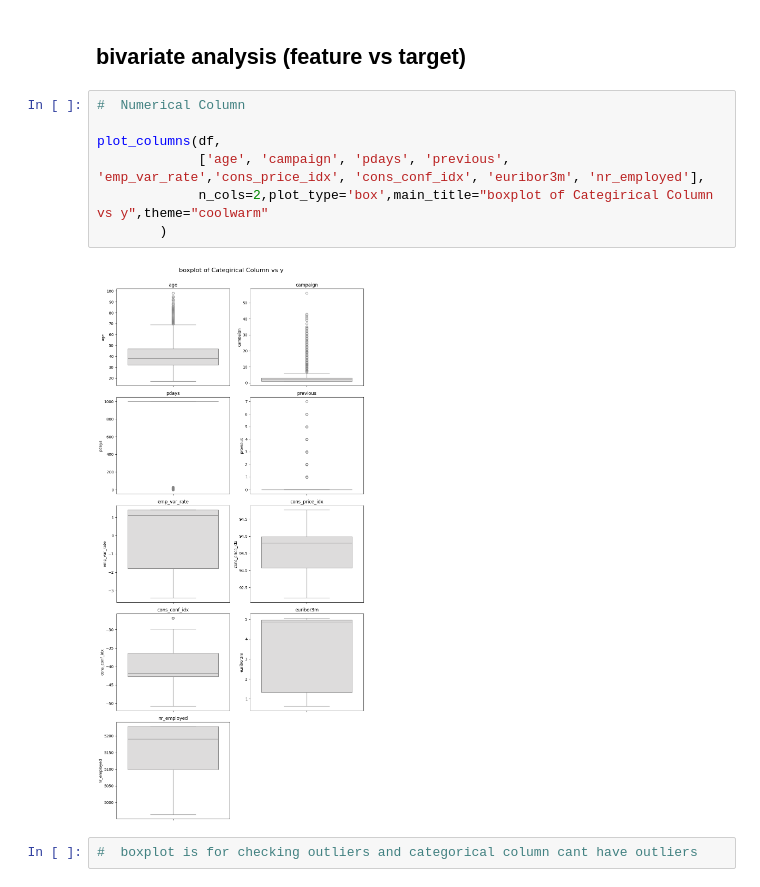
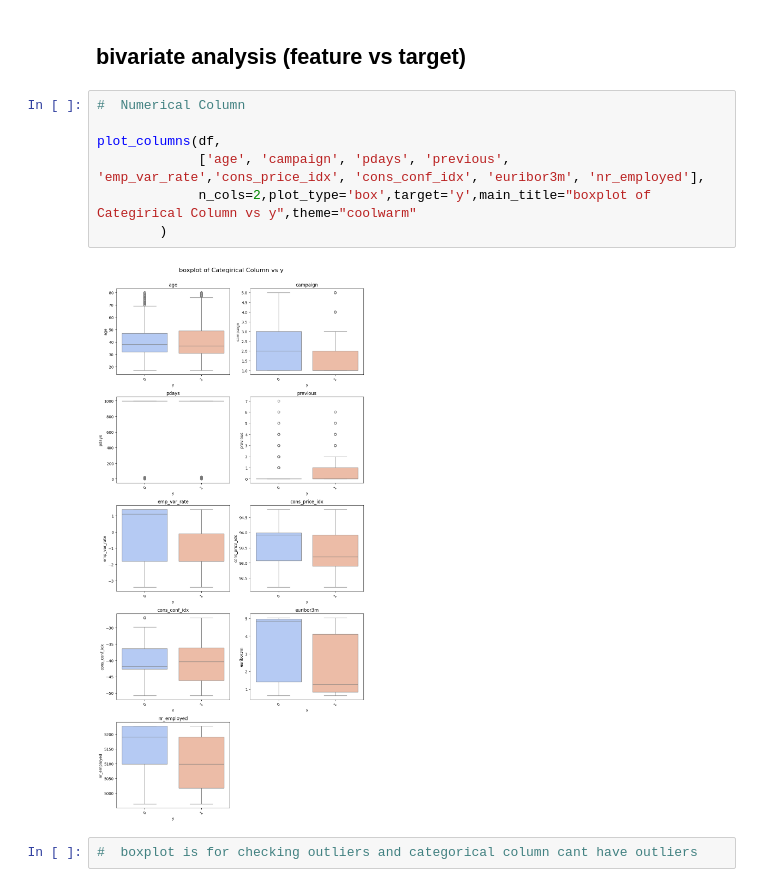
Before and after one commit to CodeWithMilind/Data-Science---Github, a Jupyter notebook: Internship/PRCP-1000-Portuges Bank/Data/merged_output.ipynb, the cells around one changed output. Saved outputs shown, nothing was run; the diff lists cells and outputs as text.

```diff
--- a/Internship/PRCP-1000-Portuges Bank/Data/merged_output.ipynb
+++ b/Internship/PRCP-1000-Portuges Bank/Data/merged_output.ipynb
@@ -332,12 +332,12 @@ plot_columns(df, ['job', 'marital', 'education', 'default', 'housing', 'loan', '
 # %%
 #  Numerical Column
 
 plot_columns(df,
              ['age', 'campaign', 'pdays', 'previous', 'emp_var_rate','cons_price_idx', 'cons_conf_idx', 'euribor3m', 'nr_employed'],
-             n_cols=2,plot_type='box',main_title="boxplot of Categirical Column vs y",theme="coolwarm"
+             n_cols=2,plot_type='box',target='y',main_title="boxplot of Categirical Column vs y",theme="coolwarm"
         )
 # %% [output]
-[figure, old version]
+[figure, new version]
 # %%
 #  boxplot is for checking outliers and categorical column cant have outliers
 # %%
```
Also changed, not shown: parts of 9 cells of this notebook, 7 other files.
